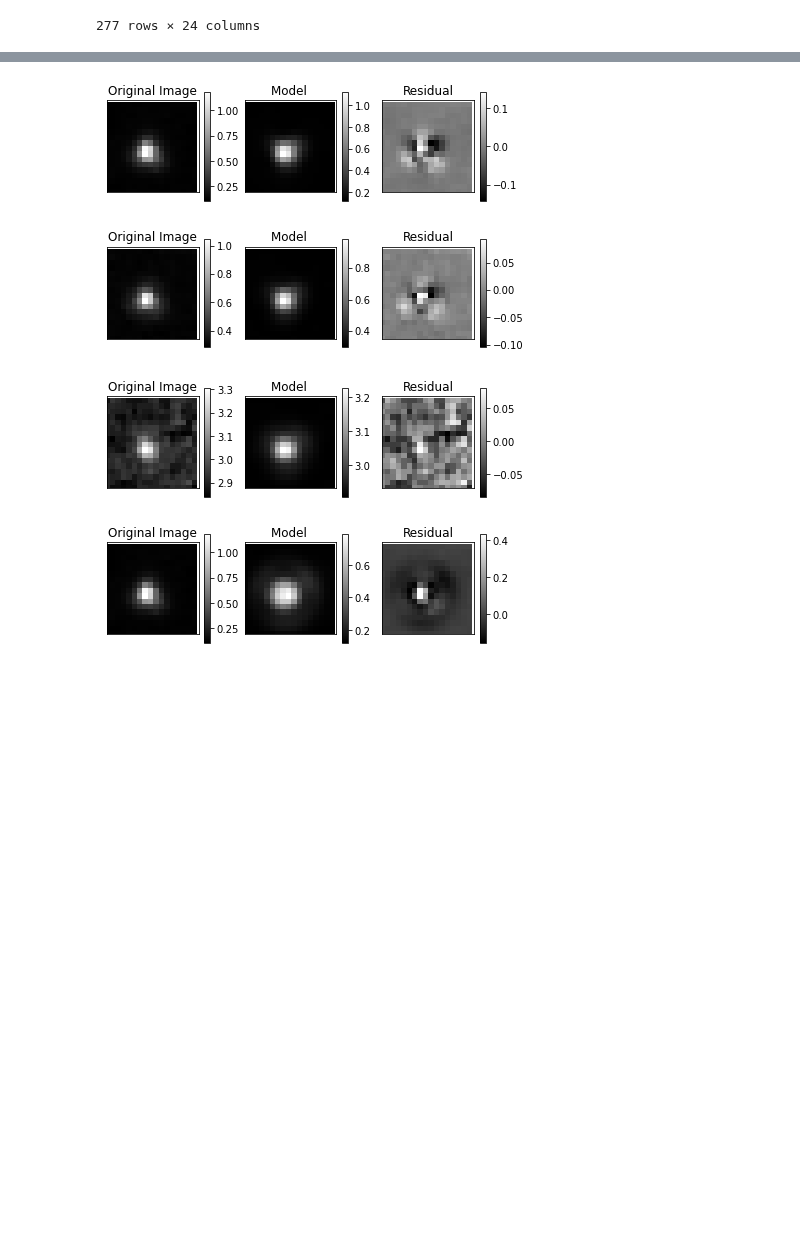
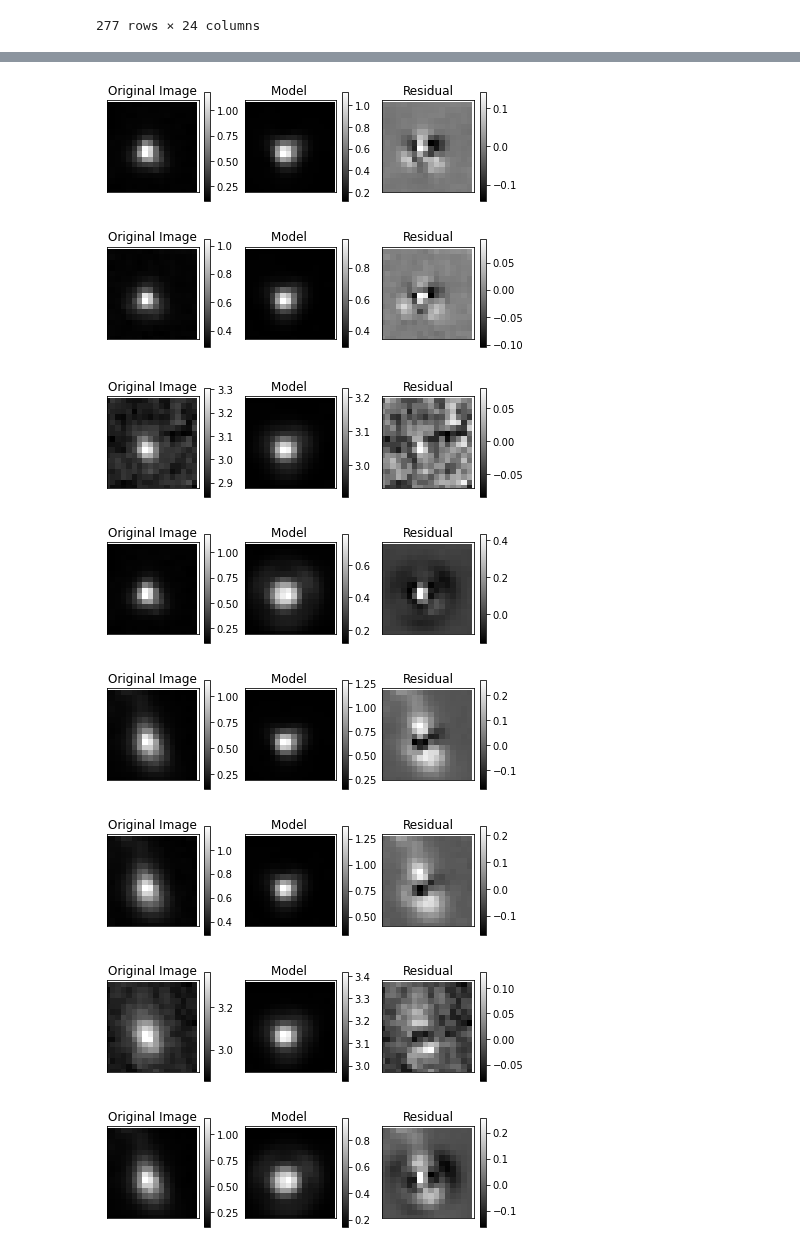
Before and after one commit to nasa-fornax/fornax-demo-notebooks, a Jupyter notebook: IRAC_tractor_script.ipynb, the cells around one changed output, grey strips where cells are left out. Saved outputs shown, nothing was run; the diff lists cells and outputs as text; code cells hidden in the pictures; blank space fills up the shorter version.

```diff
--- a/IRAC_tractor_script.ipynb
+++ b/IRAC_tractor_script.ipynb
@@ -201,7 +215,7 @@ def prepare_PRF(prf_fitsname, ra_0, dec_0, rotate_angle):
 verbose = 1
 rotate_angle = 0  #might want to rotate the PRF image - still needs testing
 #for each object in the catalog
-for i in range(0,1):
+for i in range(0,11):
 
     #for each band
     for j in range(1,5):
@@ -337,4 +368,8 @@ The splash flux of the source is 32.064 MicroJy
 [figure]
 [figure]
 [figure]
 [figure]
+[figure, added]
+[figure, added]
+[figure, added]
+[figure, added]
```
Also changed, not shown: parts of 6 cells of this notebook.
